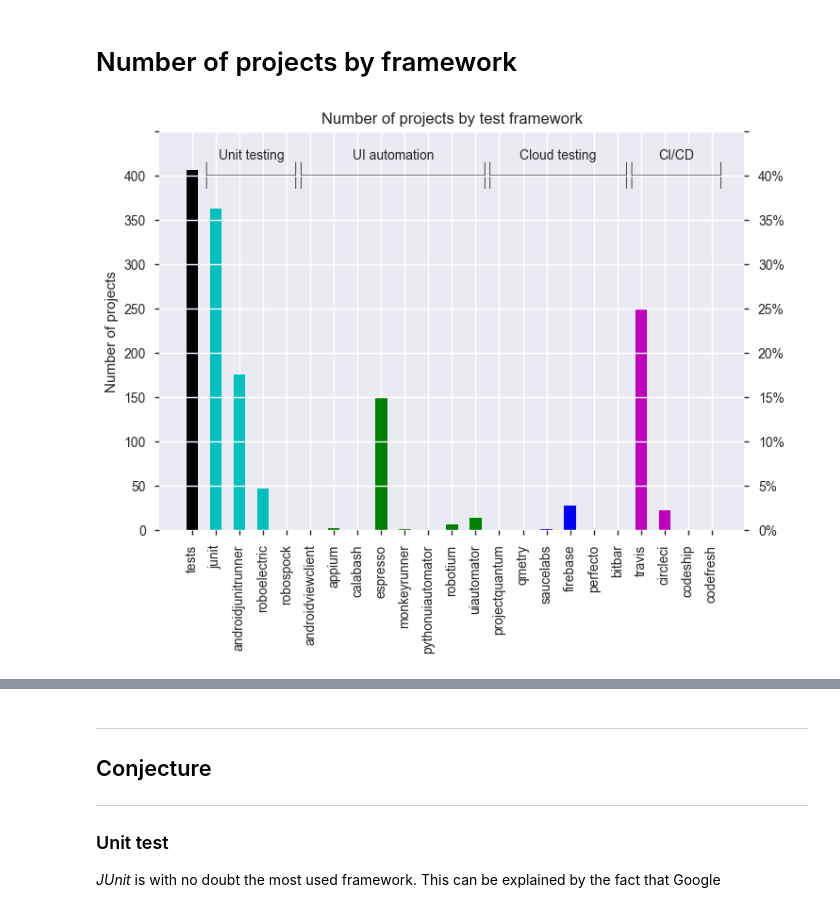
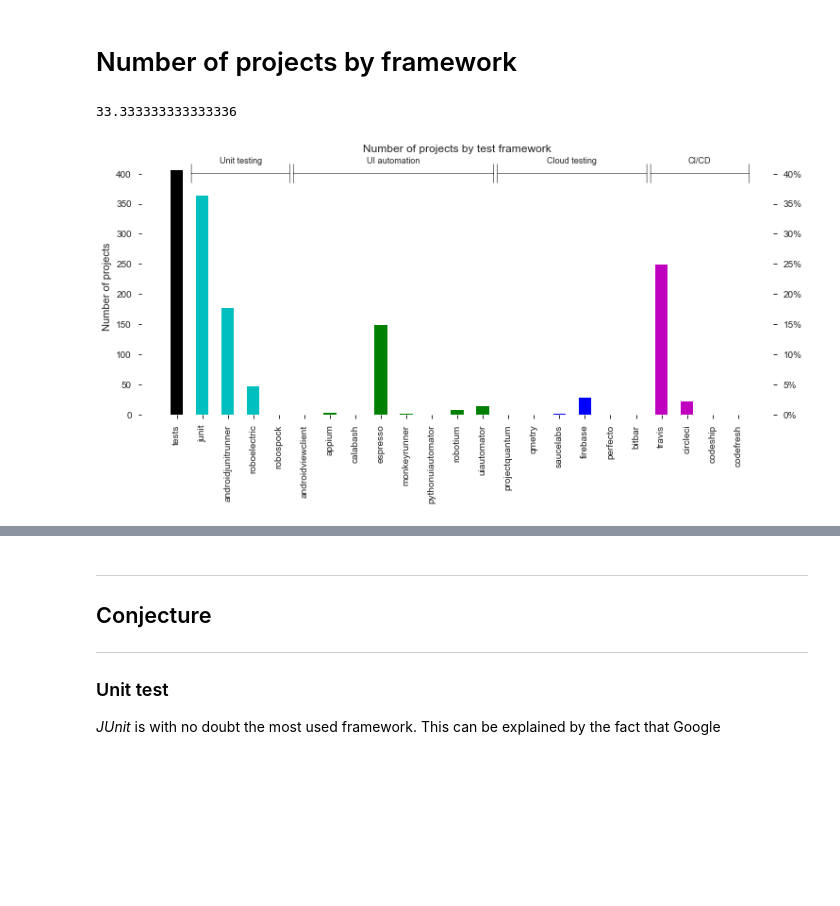
Before and after one commit to luiscruz/android_test_inspector, a Jupyter notebook: exploratory_analysis/1_ea.ipynb, the cells around one changed output, grey strips where cells are left out. Cells and saved outputs as stored; diff of their text form; code cells hidden in the pictures; blank space fills up the shorter version.

Commit message:
framework count with percentage

```diff
--- a/exploratory_analysis/1_ea.ipynb
+++ b/exploratory_analysis/1_ea.ipynb
@@ -2,7 +2,9 @@
 %matplotlib inline
 import pandas_profiling
 import matplotlib.pyplot as plt
-plt.rcParams["figure.figsize"] = [18, 6]
+plt.rcParams["figure.figsize"] = [12, 5]
+plt.rcParams['figure.facecolor'] = 'white'
+plt.rcParams['axes.facecolor'] = 'white'
 import pandas
 pandas.options.display.max_columns = 999
 from datetime import datetime
@@ -152,11 +148,12 @@ mosaic(df, ["tests", "ci"])
 [figure]
 # %% [markdown]
 # Number of projects by framework
+# %%
+
+ax2.get_yticks()[2]/3
+# %% [output]
+33.333333333333336
 # %%
-# f, (ax1, ax2) = plt.subplots(1, 2)
-# pie = df[unit_test_frameworks+ui_automation_frameworks+cloud_test_services].sum().plot(kind='pie', ax=ax1)
-import numpy as np
-
 columns = ['tests'] + unit_test_frameworks+ui_automation_frameworks+cloud_test_services+ci_services
 colors =  (
     ['k'] +
@@ -164,46 +161,45 @@ colors =  (
     + ['g'] * len(ui_automation_frameworks)
     + ['b'] * len(cloud_test_services)
     + ['m'] * len(ci_services)
 )
 
 sums = df[columns].sum()
 labels = sums.index
 heights = sums.values
-f, ax = plt.subplots(1, 1)
+figure, ax = plt.subplots(1, 1)
 
 ax.bar(range(len(labels)), heights, 0.5, color=colors)
-
+ax.grid(False)
 ax.set_xticklabels(labels, rotation='vertical')
 ax.set_xticks(range(len(labels)))
+ax.tick_params(direction='out')
 ax.set_title("Number of projects by test framework")
 ax.set_ylabel("Number of projects")
-ax.set_yticklabels(range(0, 401, 50))
-
-
+ax.spines['right'].set_visible(False)
+ax.spines['top'].set_visible(False)
+ax.spines['left'].set_visible(False)
+ax.yaxis.grid(linestyle='dotted', color='black')
 
 ax2 = ax.twinx()
-ax2.set_yticklabels(["{:.0%}".format(i) for i in np.arange(0,401,50)/len(df)])
-ax.set_yticks(np.linspace(ax.get_yticks()[0],ax.get_yticks()[-1],len(ax.get_yticks())))
-ax2.set_yticks(np.linspace(ax2.get_yticks()[0],ax2.get_yticks()[-1],len(ax.get_yticks())))
-
+ax2.grid(False)
+ax2.set_ylim(ax.get_ylim())
+ax2.set_yticklabels(["{:.0%}".format(tick/len(df)) for tick in ax2.get_yticks()])
 
 
 def draw_range(ax, xmin, xmax, label):
     y=400
     ax.annotate('', xy=(xmin, y), xytext=(xmax, y), xycoords='data', textcoords='data',
                 arrowprops={'arrowstyle': '|-|', 'color':'black', 'linewidth': 0.5})
     xcenter = xmin + (xmax-xmin)/2
     ytext = y + ( ax.get_ylim()[1] - ax.get_ylim()[0] ) / 20
-    ax.annotate(label, xy=(xcenter,ytext), ha='center', va='center', fontsize=10)
+    ax.annotate(label, xy=(xcenter,ytext), ha='center', va='center', fontsize=9)
 
 draw_range(ax, 0.5, 4.5, "Unit testing")
 draw_range(ax, 4.5, 12.5, "UI automation")
 draw_range(ax, 12.5, 18.5, "Cloud testing")
 draw_range(ax, 18.5, 22.5, "CI/CD")
-
-pass
 # %% [output]
-[figure, old version]
+[figure, new version]
 # %%
 df[df['firebase']]
 # %% [output]
```
Also changed, not shown: parts of 1 cell of this notebook, 3 other files.
